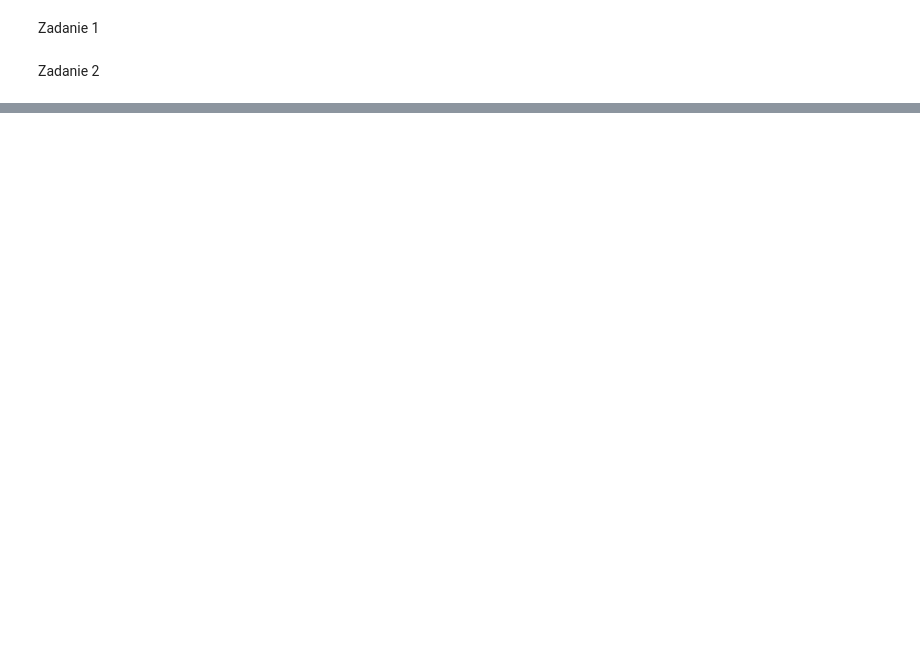
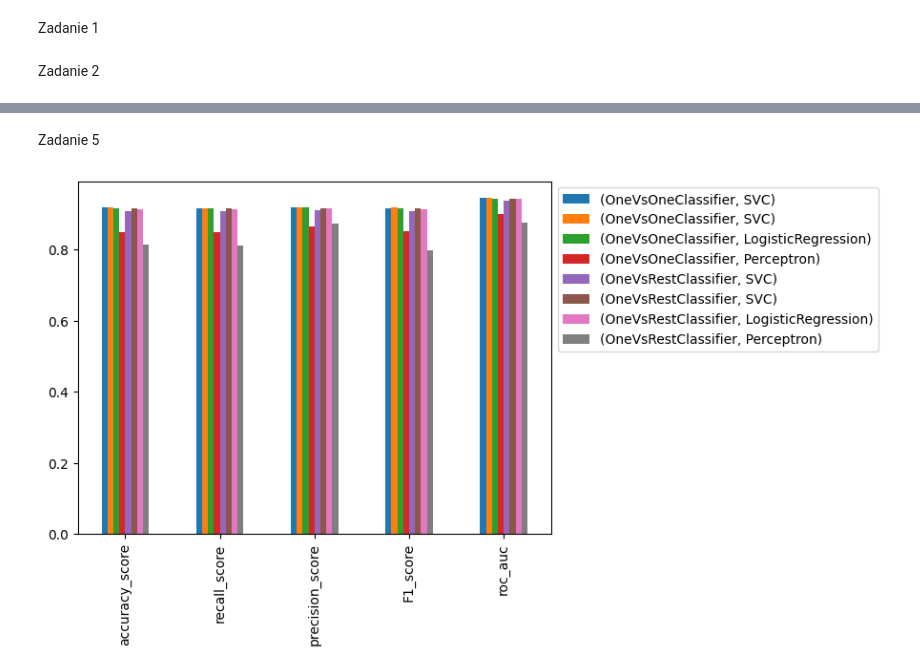
Before and after one commit to szvbvtk/Przetwarzanie_i_analiza_danych, a Jupyter notebook: lab_12.ipynb, the cells around one changed output, grey strips where cells are left out. Cells and saved outputs as stored; diff of their text form; code cells hidden in the pictures; blank space fills up the shorter version.

```diff
--- a/lab_12.ipynb
+++ b/lab_12.ipynb
@@ -77,3 +115,4 @@ def wykresy(classifiers_list, typ="ovo"):
 # %%
-ovo_accuracy, ovo_recall, ovo_precision, ovo_roc_auc, ovo_pred_list = wykresy(classifiers_ovo)
+ovo_accuracy, ovo_recall, ovo_precision, ovo_roc_auc, ovo_pred_list, df_ovo = wizualizacje(classifiers_ovo)
+df_ovo
 # %% [output]
@@ -82,5 +126,6 @@ ovo_accuracy, ovo_recall, ovo_precision, ovo_roc_auc, ovo_pred_list = wykresy(cl
 [figure]
 [figure]
 # %%
-ovr_accuracy, ovr_recall, ovr_precision, ovr_roc_auc, ovr_pred_list = wykresy(classifiers_ovr, "ovr")
+ovr_accuracy, ovr_recall, ovr_precision, ovr_roc_auc, ovr_pred_list, df_ovr = wizualizacje(classifiers_ovr, "ovr")
+df_ovr
 # %% [output]
@@ -106,0 +192,8 @@ plt.title(f"Krzywa ROC dla {clf.__class__.__name__} {clf.estimator.__class__.__n
+# %% [markdown]
+Zadanie 5
+# %%
+df = pd.concat([df_ovo, df_ovr])
+df = df.set_index(['strategy', 'classifier']).T
+df.plot(kind='bar', rot=90).legend(bbox_to_anchor=(1, 1));
+# %% [output]
+[figure, added]
```
Also changed, not shown: parts of 8 cells of this notebook.
